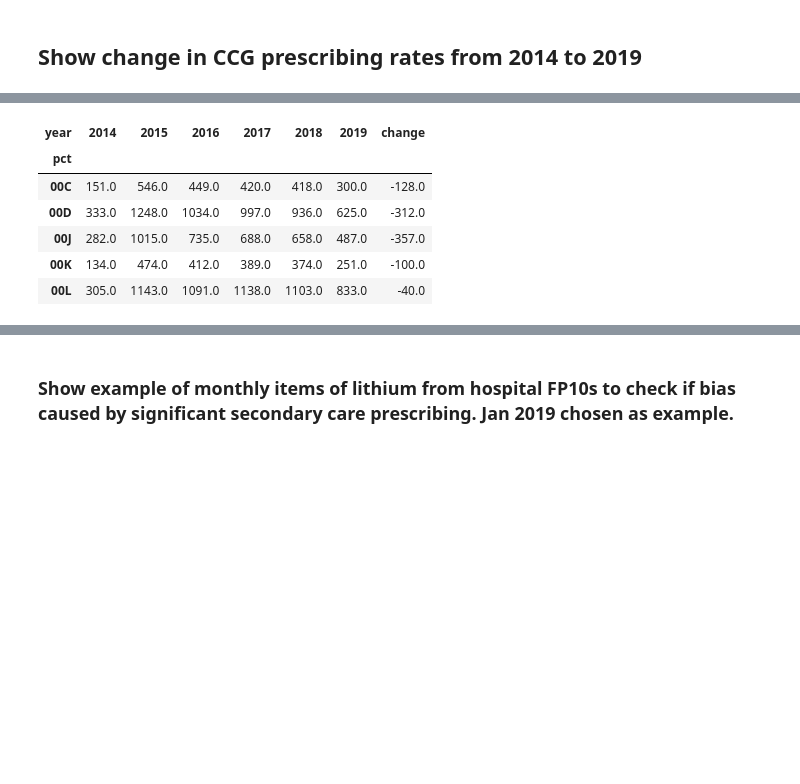
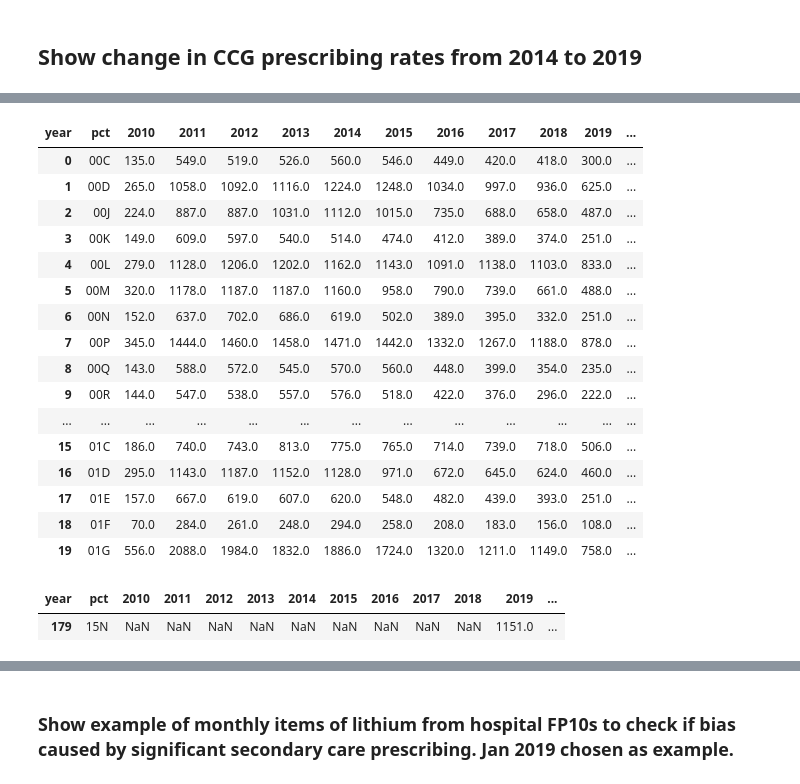
Before and after one commit to orlamac/lithium-paper, a Jupyter notebook: Lithium prescribing trends_update.ipynb, the cells around one changed output, grey strips where cells are left out. Drawn from its saved outputs; the diff is of its cells as text; code cells hidden in the pictures; blank space fills up the shorter version.

```diff
--- a/Lithium prescribing trends_update.ipynb
+++ b/Lithium prescribing trends_update.ipynb
@@ -272,4 +355,4 @@ df_list.head(-20)
 # %%
-ccg_lithium_count = df_lithium.groupby(["month", "pct"])["total_lithium"].sum().reset_index()
+ccg_lithium_count = df_lithium.groupby(["month", "practice", "pct"])["total_lithium"].sum().reset_index()
 ccg_lithium_count.head(-20)
 # %% [output]
@@ -289,7 +372,7 @@ ccg_lithium_count.head(-20)
 # %%
 #merge dataframes to show items per 1000
 
-df_lithium_per1000 = pd.merge(ccg_lithium_totalcount, df_list, on=['month', 'pct'])
-df_lithium_per1000['items_per_1000'] = round(1000* (df_lithium_per1000['total_lithium']/df_lithium_per1000['list_size']),0)
+df_lithium_per1000 = pd.merge(ccg_lithium_count, df_list, on=['month', 'practice'])
+df_lithium_per1000['items_per_1000'] = round(1000* (df_lithium_per1000['total_lithium']/df_lithium_per1000['total_list_size']),2)
 df_lithium_per1000.head(-20)
 # %% [output]
@@ -444,0 +572,3 @@ df_lithium3.head()
+# %%
+df_lithium3.reset_index(inplace=True)
+df_lithium3.head()
@@ -445,14 +582,29 @@ df_lithium3.head()
 # %%
-df_lithium3["change"] = df_lithium3[2018] - df_lithium3[2015]#Did not use 2014 or 2019 figures because these were not complete yearly sets.
-df_lithium3.head()
+df_lithium3["change"] = df_lithium3[2018] - df_lithium3[2011]#Did not use 2010 or 2019 figures because these were not complete yearly sets.
+df_lithium3.head(20)
 # %% [output]
-| year | 2014 | 2015 | 2016 | 2017 | 2018 | 2019 | change |
-| pct |  |  |  |  |  |  |  |
-| 00C | 151.0 | 546.0 | 449.0 | 420.0 | 418.0 | 300.0 | -128.0 |
-| 00D | 333.0 | 1248.0 | 1034.0 | 997.0 | 936.0 | 625.0 | -312.0 |
-| 00J | 282.0 | 1015.0 | 735.0 | 688.0 | 658.0 | 487.0 | -357.0 |
-| 00K | 134.0 | 474.0 | 412.0 | 389.0 | 374.0 | 251.0 | -100.0 |
-| 00L | 305.0 | 1143.0 | 1091.0 | 1138.0 | 1103.0 | 833.0 | -40.0 |
+| year | pct | 2010 | 2011 | 2012 | 2013 | 2014 | 2015 | 2016 | 2017 | 2018 | 2019 | ... |
+| 0 | 00C | 135.0 | 549.0 | 519.0 | 526.0 | 560.0 | 546.0 | 449.0 | 420.0 | 418.0 | 300.0 | ... |
+| 1 | 00D | 265.0 | 1058.0 | 1092.0 | 1116.0 | 1224.0 | 1248.0 | 1034.0 | 997.0 | 936.0 | 625.0 | ... |
+| 2 | 00J | 224.0 | 887.0 | 887.0 | 1031.0 | 1112.0 | 1015.0 | 735.0 | 688.0 | 658.0 | 487.0 | ... |
+| 3 | 00K | 149.0 | 609.0 | 597.0 | 540.0 | 514.0 | 474.0 | 412.0 | 389.0 | 374.0 | 251.0 | ... |
+| 4 | 00L | 279.0 | 1128.0 | 1206.0 | 1202.0 | 1162.0 | 1143.0 | 1091.0 | 1138.0 | 1103.0 | 833.0 | ... |
+| 5 | 00M | 320.0 | 1178.0 | 1187.0 | 1187.0 | 1160.0 | 958.0 | 790.0 | 739.0 | 661.0 | 488.0 | ... |
+| 6 | 00N | 152.0 | 637.0 | 702.0 | 686.0 | 619.0 | 502.0 | 389.0 | 395.0 | 332.0 | 251.0 | ... |
+| 7 | 00P | 345.0 | 1444.0 | 1460.0 | 1458.0 | 1471.0 | 1442.0 | 1332.0 | 1267.0 | 1188.0 | 878.0 | ... |
+| 8 | 00Q | 143.0 | 588.0 | 572.0 | 545.0 | 570.0 | 560.0 | 448.0 | 399.0 | 354.0 | 235.0 | ... |
+| 9 | 00R | 144.0 | 547.0 | 538.0 | 557.0 | 576.0 | 518.0 | 422.0 | 376.0 | 296.0 | 222.0 | ... |
+| ... | ... | ... | ... | ... | ... | ... | ... | ... | ... | ... | ... | ... |
+| 15 | 01C | 186.0 | 740.0 | 743.0 | 813.0 | 775.0 | 765.0 | 714.0 | 739.0 | 718.0 | 506.0 | ... |
+| 16 | 01D | 295.0 | 1143.0 | 1187.0 | 1152.0 | 1128.0 | 971.0 | 672.0 | 645.0 | 624.0 | 460.0 | ... |
+| 17 | 01E | 157.0 | 667.0 | 619.0 | 607.0 | 620.0 | 548.0 | 482.0 | 439.0 | 393.0 | 251.0 | ... |
+| 18 | 01F | 70.0 | 284.0 | 261.0 | 248.0 | 294.0 | 258.0 | 208.0 | 183.0 | 156.0 | 108.0 | ... |
+| 19 | 01G | 556.0 | 2088.0 | 1984.0 | 1832.0 | 1886.0 | 1724.0 | 1320.0 | 1211.0 | 1149.0 | 758.0 | ... |
+# %%
+df_lithium3.loc[df_lithium3['pct']=='15N']
+# %% [output]
+| year | pct | 2010 | 2011 | 2012 | 2013 | 2014 | 2015 | 2016 | 2017 | 2018 | 2019 | ... |
+| 179 | 15N | NaN | NaN | NaN | NaN | NaN | NaN | NaN | NaN | NaN | 1151.0 | ... |
 # %%
 plt.figure(figsize=(12, 7))
 plt = maps.ccg_map(df_lithium3, title="Change in lithium prescribing from 2015 to 2018", column='change', separate_london=True)
```
Also changed, not shown: parts of 53 cells of this notebook, 28 other files.
